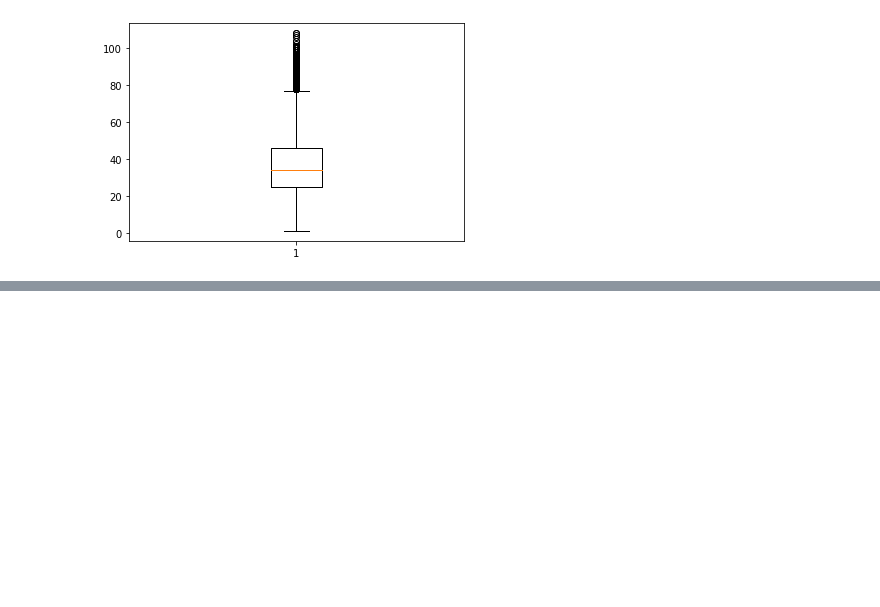
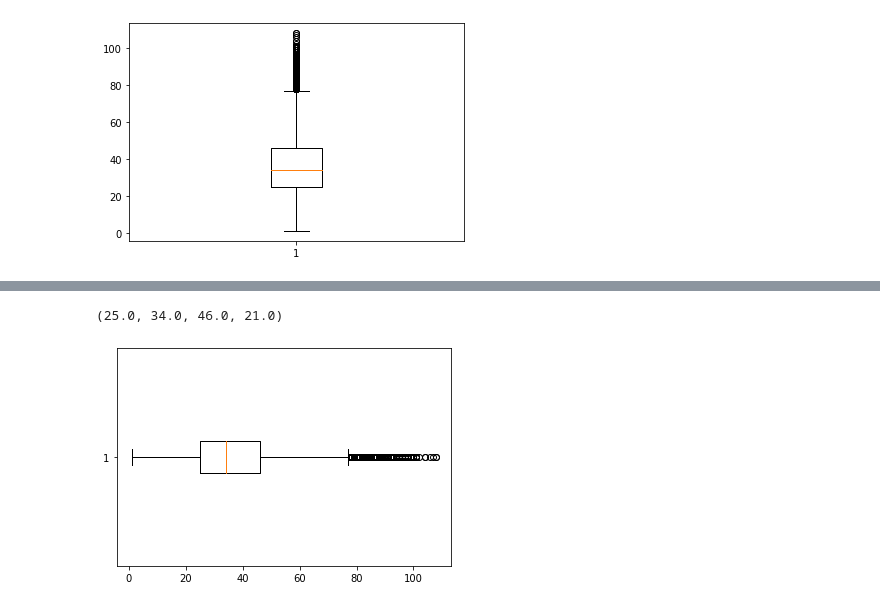
Before and after one commit to tohnperfect/DPDM2021, a Jupyter notebook: Data102_(Chapter_2).ipynb, the cells around one changed output, grey strips where cells are left out. Drawn from its saved outputs; the diff is of its cells as text; code cells hidden in the pictures; blank space fills up the shorter version.

```diff
--- a/Data102_(Chapter_2).ipynb
+++ b/Data102_(Chapter_2).ipynb
@@ -330,0 +340,2 @@ plt.boxplot(data_covid_cases['age'].dropna())
+# %%
+bxp_output = plt.boxplot(data_covid_cases['age'].dropna())
@@ -330,0 +416,20 @@ plt.boxplot(data_covid_cases['age'].dropna())
+# %%
+def box_vals(box_out_dict, vert = True):
+    if vert ==True:
+        Q1=box_out_dict['boxes'][0].get_ydata()[0] # Findind Q1
+        Q2=bxp_output['medians'][0].get_ydata()[0] # Findind Q2
+        Q3=box_out_dict['boxes'][0].get_ydata()[3] # Findind Q3
+        IQR = Q3- Q1 # Findind IQR
+    else:
+        Q1=box_out_dict['boxes'][0].get_xdata()[0]
+        Q2=bxp_output['medians'][0].get_xdata()[0]
+        Q3=box_out_dict['boxes'][0].get_xdata()[3]
+        IQR = Q3- Q1
+    return Q1, Q2, Q3, IQR
+# %%
+bxp_output = plt.boxplot(data_covid_cases['age'].dropna(),vert=False)
+# checking function
+box_vals(bxp_output, vert = False)
+# %% [output]
+(25.0, 34.0, 46.0, 21.0)
+[figure, added]
```
Also changed, not shown: parts of 18 cells of this notebook.
